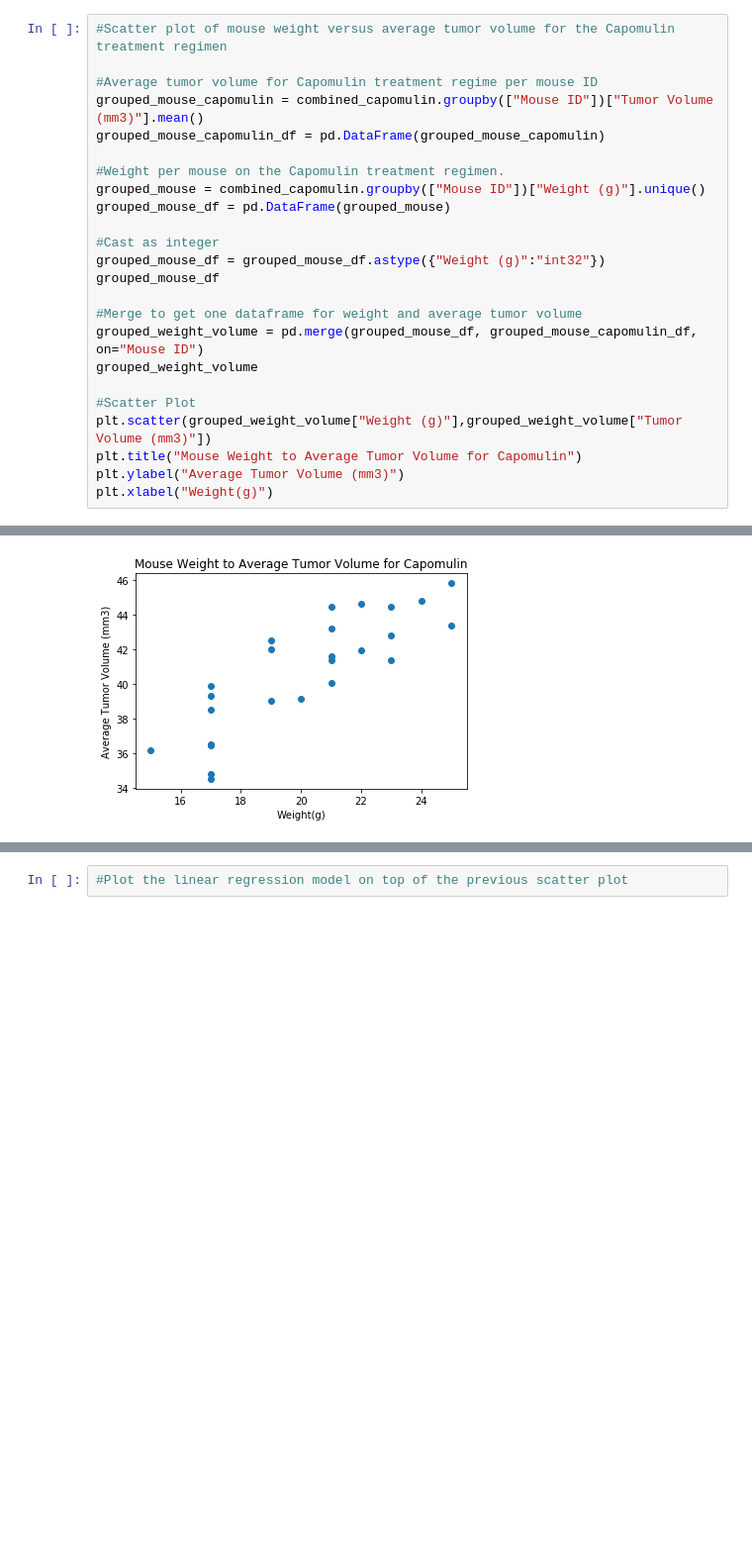
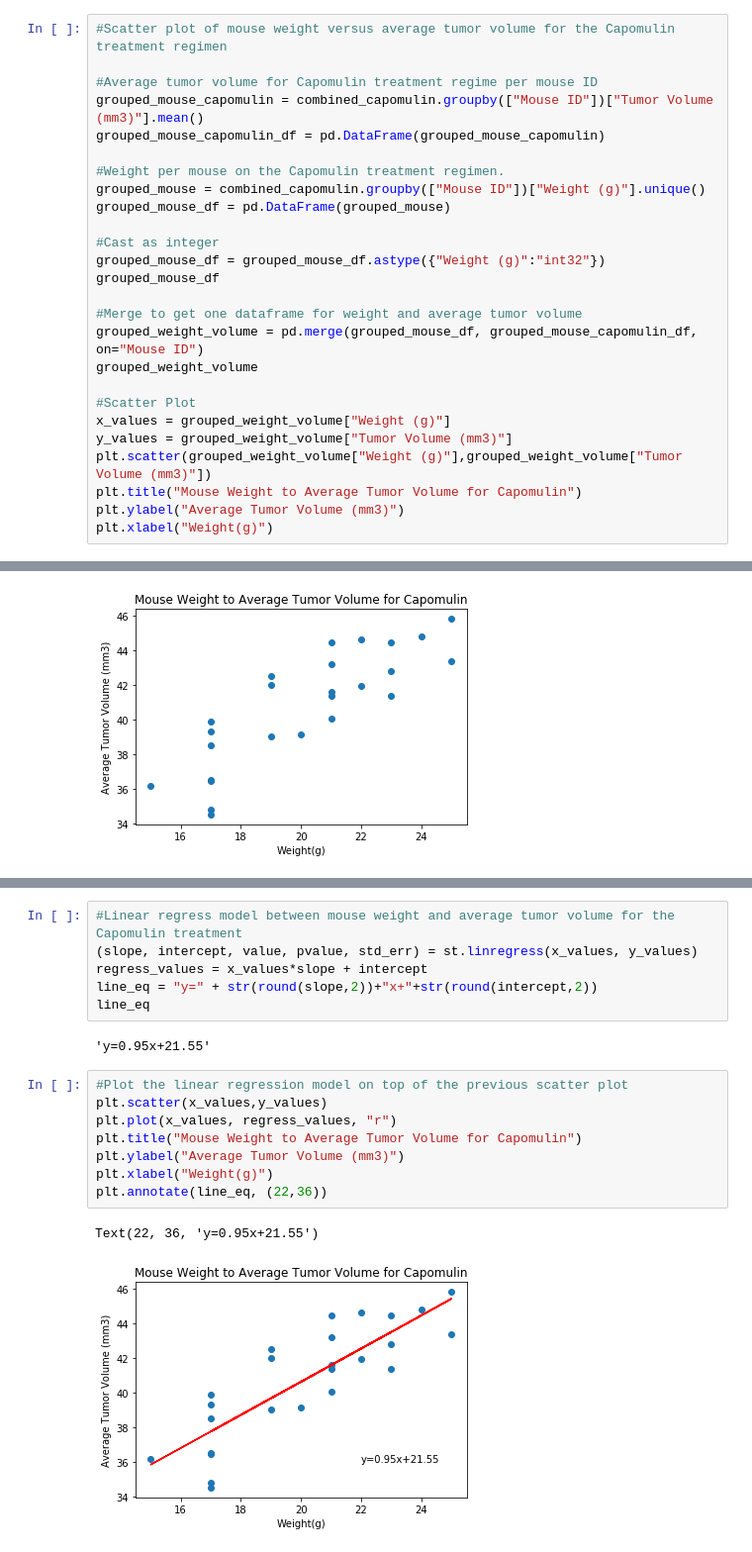
Before and after one commit to aaranzazuu/Pymaceuticals, a Jupyter notebook: Pymaceuticals.ipynb, the cells around one changed output, grey strips where cells are left out. Shown: that part at 99% size. Saved outputs shown, nothing was run; the diff lists cells and outputs as text; blank space fills up the shorter version.

Commit message:
Linear Regression done

```diff
--- a/Pymaceuticals.ipynb
+++ b/Pymaceuticals.ipynb
@@ -380,6 +380,8 @@ grouped_weight_volume = pd.merge(grouped_mouse_df, grouped_mouse_capomulin_df, o
 grouped_weight_volume
 
 #Scatter Plot
+x_values = grouped_weight_volume["Weight (g)"]
+y_values = grouped_weight_volume["Tumor Volume (mm3)"]
 plt.scatter(grouped_weight_volume["Weight (g)"],grouped_weight_volume["Tumor Volume (mm3)"])
 plt.title("Mouse Weight to Average Tumor Volume for Capomulin")
 plt.ylabel("Average Tumor Volume (mm3)")
@@ -392,2 +398,19 @@ Text(0.5, 0, 'Weight(g)')
-# %%
-#Plot the linear regression model on top of the previous scatter plot
+# %%
+#Linear regress model between mouse weight and average tumor volume for the Capomulin treatment
+(slope, intercept, value, pvalue, std_err) = st.linregress(x_values, y_values)
+regress_values = x_values*slope + intercept
+line_eq = "y=" + str(round(slope,2))+"x+"+str(round(intercept,2))
+line_eq
+# %% [output]
+'y=0.95x+21.55'
+# %%
+#Plot the linear regression model on top of the previous scatter plot
+plt.scatter(x_values,y_values)
+plt.plot(x_values, regress_values, "r")
+plt.title("Mouse Weight to Average Tumor Volume for Capomulin")
+plt.ylabel("Average Tumor Volume (mm3)")
+plt.xlabel("Weight(g)")
+plt.annotate(line_eq, (22,36))
+# %% [output]
+Text(22, 36, 'y=0.95x+21.55')
+[figure, added]
```
Also changed, not shown: parts of 1 cell of this notebook.
